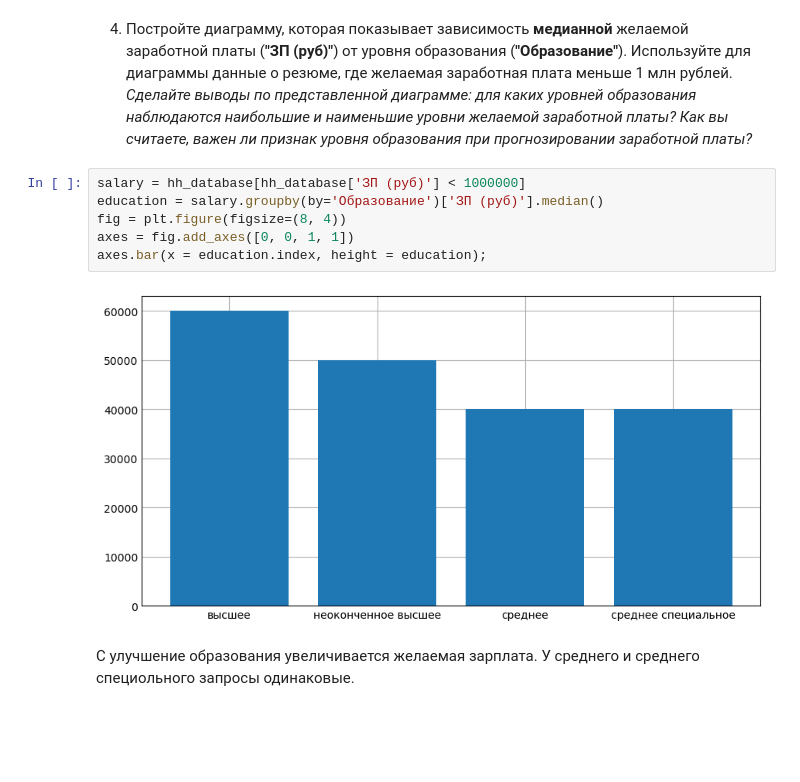
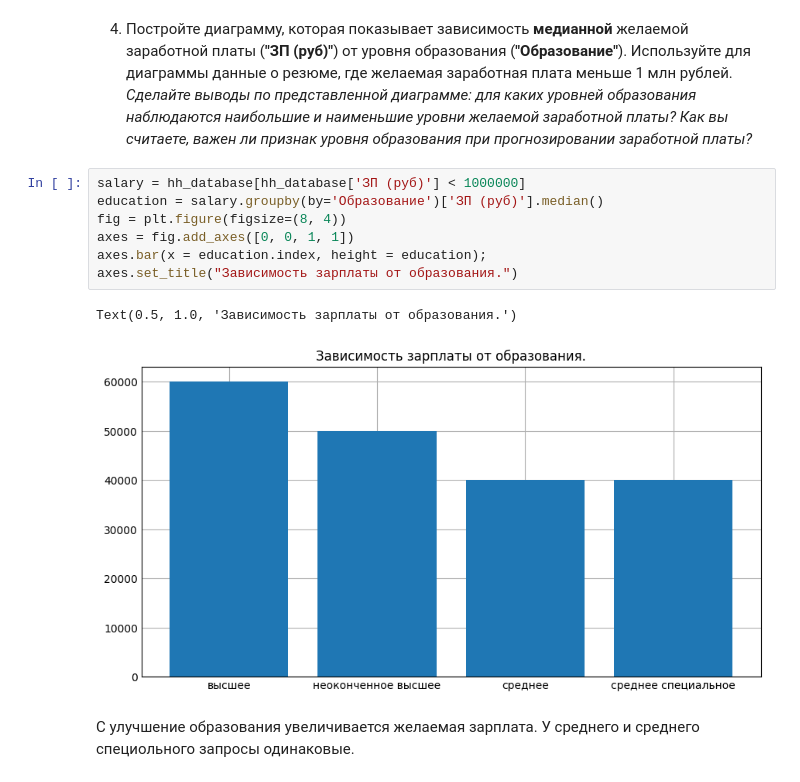
Before and after one commit to KuzmiciusA/sf_HeadHunter, a Jupyter notebook: Project-1._Ноутбук-шаблон.ipynb, the cells around one changed output. Cells and saved outputs as stored; diff of their text form; blank space fills up the shorter version.

```diff
--- a/Project-1._Ноутбук-шаблон.ipynb
+++ b/Project-1._Ноутбук-шаблон.ipynb
@@ -430,11 +431,13 @@ Name: ЗП (руб), dtype: float64
 # %%
 salary = hh_database[hh_database['ЗП (руб)'] < 1000000]
 education = salary.groupby(by='Образование')['ЗП (руб)'].median()
 fig = plt.figure(figsize=(8, 4))
 axes = fig.add_axes([0, 0, 1, 1])
 axes.bar(x = education.index, height = education);
+axes.set_title("Зависимость зарплаты от образования.")
 # %% [output]
+Text(0.5, 1.0, 'Зависимость зарплаты от образования.')
-[figure, old version]
+[figure, new version]
 # %% [markdown]
 С улучшение образования увеличивается желаемая зарплата. У среднего и среднего специольного запросы одинаковые.
 # %% [markdown]
```
Also changed, not shown: parts of 10 cells of this notebook.
